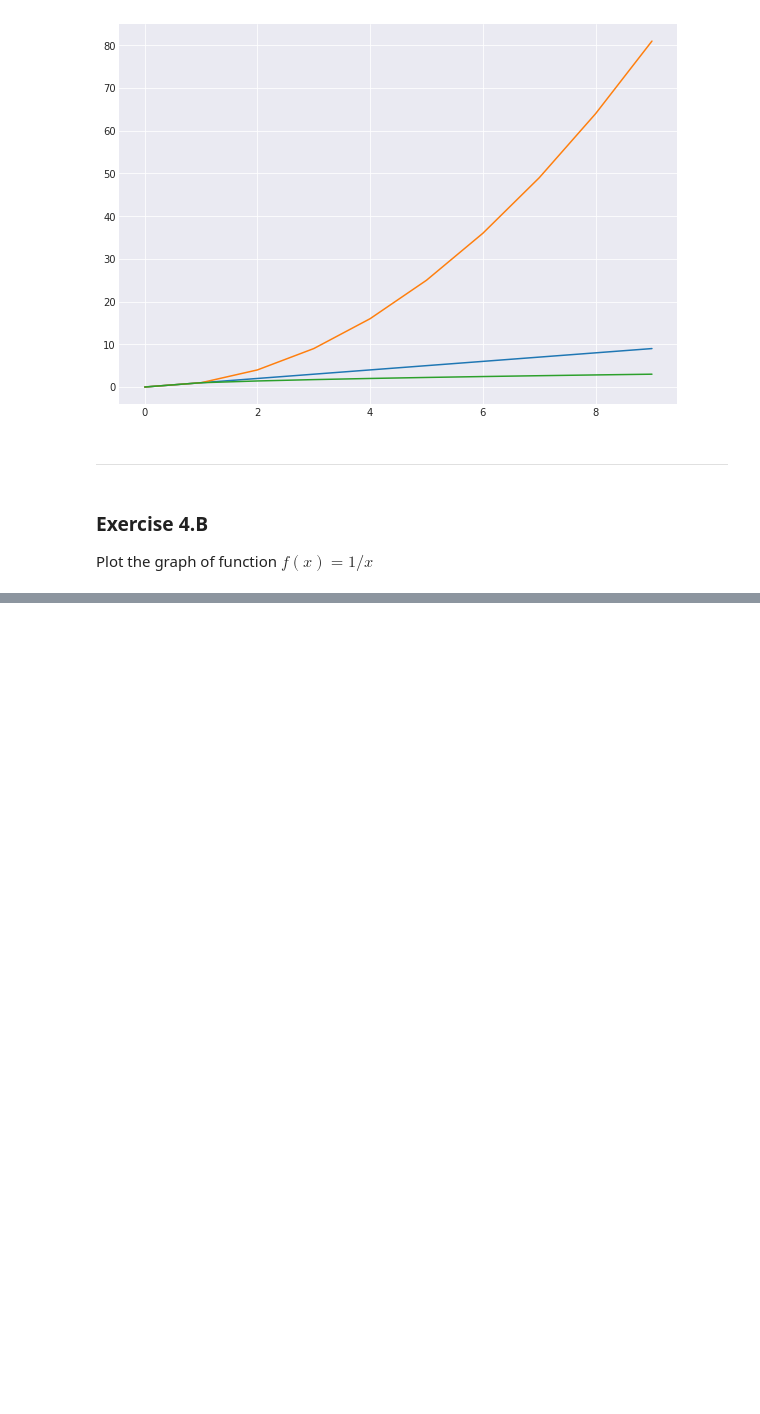
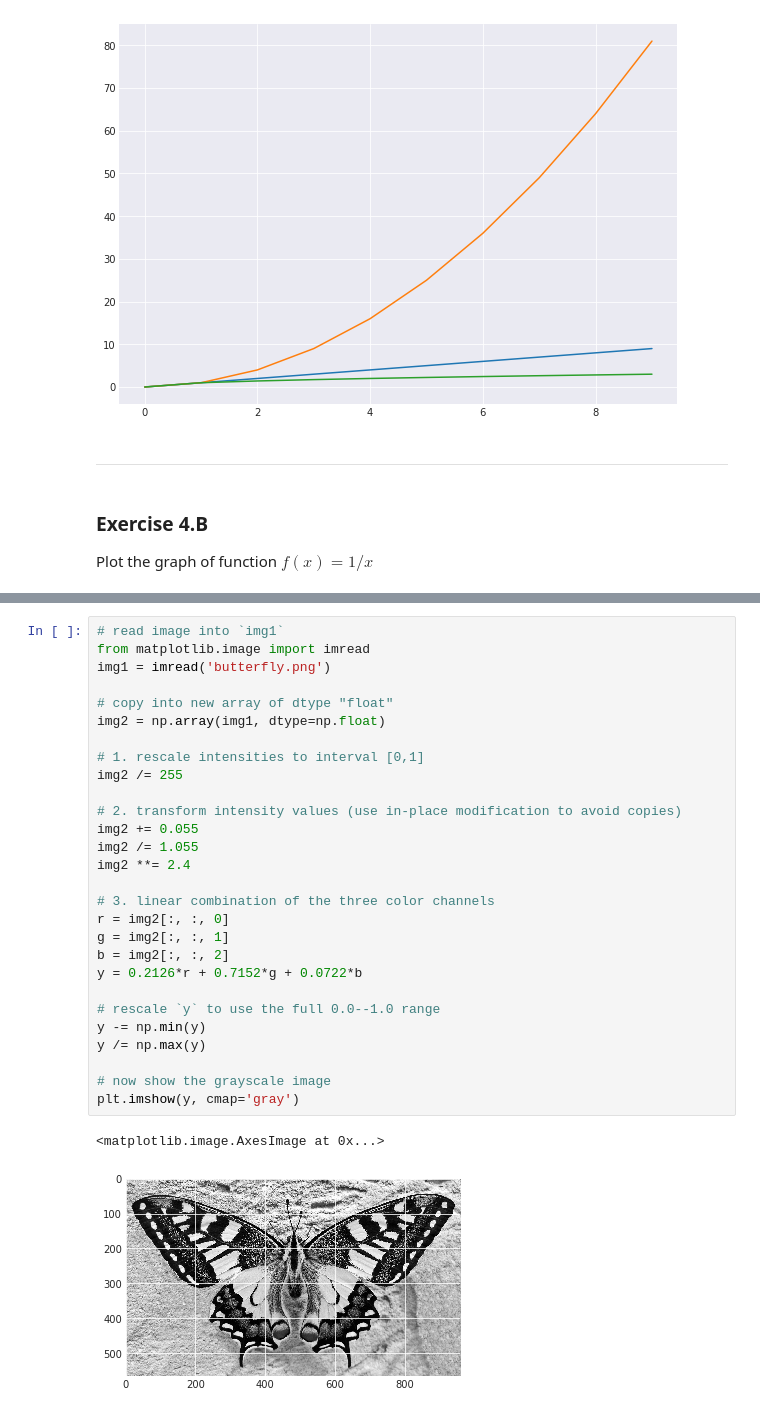
Before and after one commit to riccardomurri/python-for-science-intro, a Jupyter notebook: solutions/04-numpy.ipynb, the cells around one changed output, grey strips where cells are left out. Cells and saved outputs as stored; diff of their text form; blank space fills up the shorter version.

```diff
--- a/solutions/04-numpy.ipynb
+++ b/solutions/04-numpy.ipynb
@@ -110,0 +199,31 @@ plt.plot(x, y)
+# %%
+# read image into `img1`
+from matplotlib.image import imread
+img1 = imread('butterfly.png')
+
+# copy into new array of dtype "float"
+img2 = np.array(img1, dtype=np.float)
+
+# 1. rescale intensities to interval [0,1]
+img2 /= 255
+
+# 2. transform intensity values (use in-place modification to avoid copies)
+img2 += 0.055
+img2 /= 1.055
+img2 **= 2.4
+
+# 3. linear combination of the three color channels
+r = img2[:, :, 0]
+g = img2[:, :, 1]
+b = img2[:, :, 2]
+y = 0.2126*r + 0.7152*g + 0.0722*b
+
+# rescale `y` to use the full 0.0--1.0 range
+y -= np.min(y)
+y /= np.max(y)
+
+# now show the grayscale image
+plt.imshow(y, cmap='gray')
+# %% [output]
+<matplotlib.image.AxesImage at 0x...>
+[figure, added]
```
Also changed, not shown: parts of 22 cells of this notebook, 2 other files.
